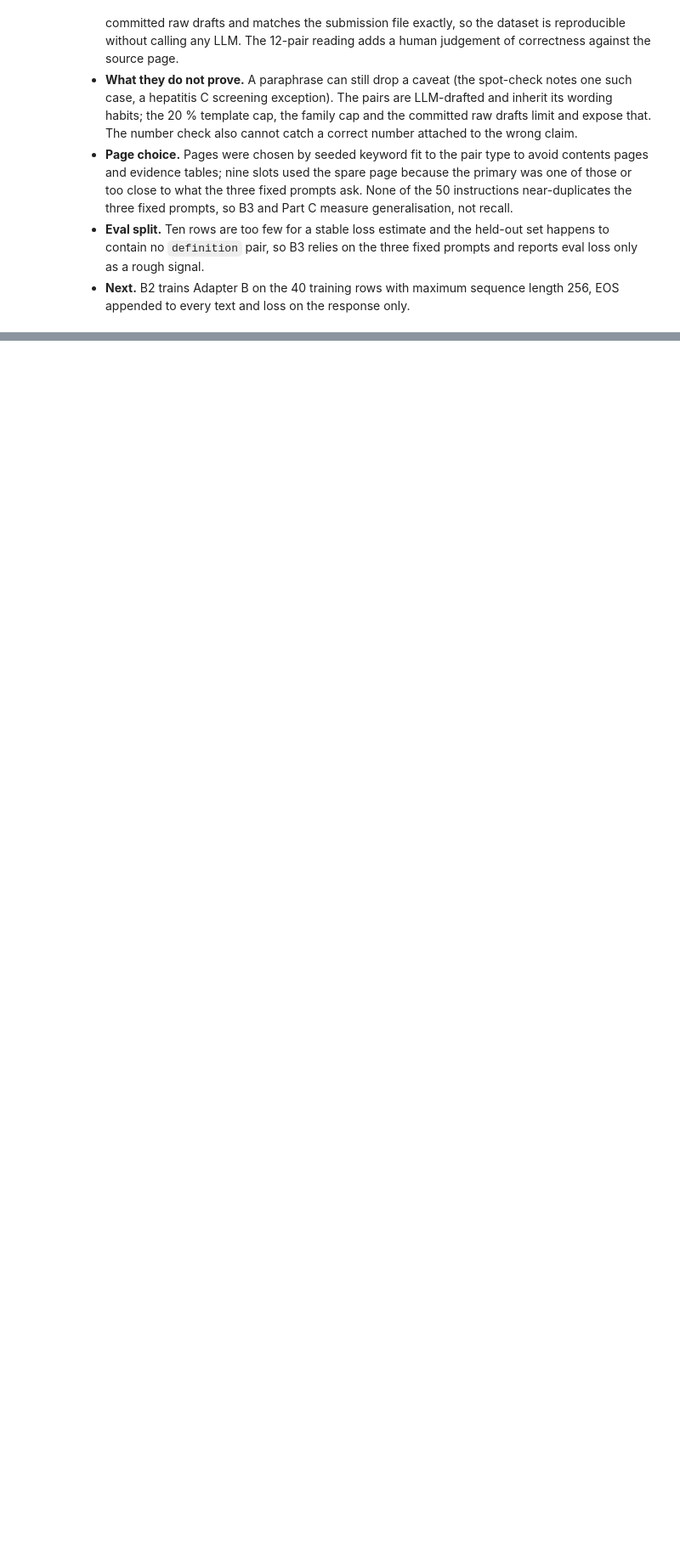
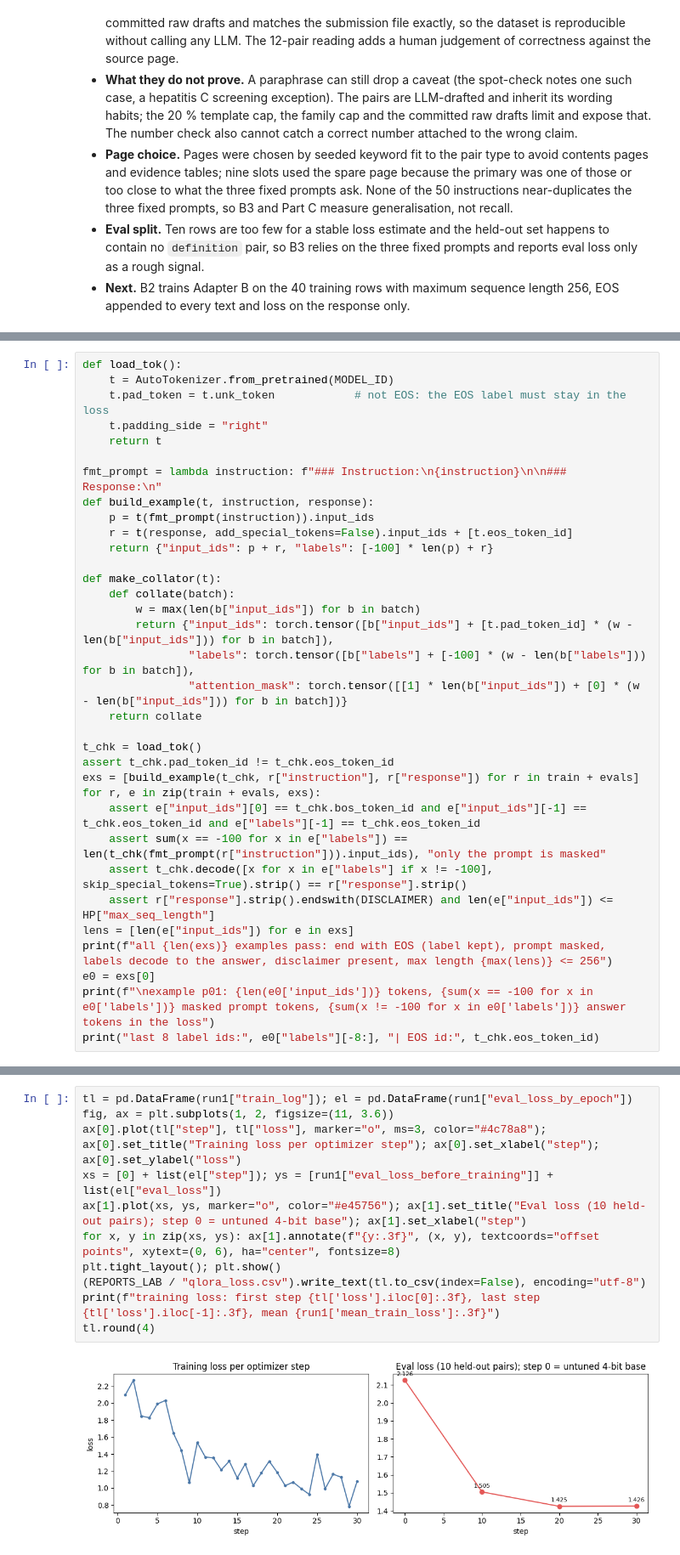
Before and after one commit to bheemreddy1729/fine-tuning-Mistral-7B, a Jupyter notebook: assignment_1b.ipynb, the cells around one changed output, grey strips where cells are left out. Shown at 85% size. Cells and saved outputs as stored; diff of their text form; blank space fills up the shorter version.

Commit message:
Part B2 in the unified notebook: Adapter B QLoRA trained on the lab A100, repeat is bit-identical, matches the earlier run
Co-Authored-By: Claude Sonnet 5.5 <noreply@anthropic.com>

```diff
--- a/assignment_1b.ipynb
+++ b/assignment_1b.ipynb
@@ -998,0 +1061,34 @@ eval ids   : ['p05', 'p10', 'p12', 'p17', 'p20', 'p24', 'p26', 'p27', 'p30', 'p4
+# %%
+def load_tok():
+    t = AutoTokenizer.from_pretrained(MODEL_ID)
+    t.pad_token = t.unk_token            # not EOS: the EOS label must stay in the loss
+    t.padding_side = "right"
+    return t
+
+fmt_prompt = lambda instruction: f"### Instruction:\n{instruction}\n\n### Response:\n"
+def build_example(t, instruction, response):
+    p = t(fmt_prompt(instruction)).input_ids
+    r = t(response, add_special_tokens=False).input_ids + [t.eos_token_id]
+    return {"input_ids": p + r, "labels": [-100] * len(p) + r}
+
+def make_collator(t):
+    def collate(batch):
+        w = max(len(b["input_ids"]) for b in batch)
+        return {"input_ids": torch.tensor([b["input_ids"] + [t.pad_token_id] * (w - len(b["input_ids"])) for b in batch]),
+                "labels": torch.tensor([b["labels"] + [-100] * (w - len(b["labels"])) for b in batch]),
+                "attention_mask": torch.tensor([[1] * len(b["input_ids"]) + [0] * (w - len(b["input_ids"])) for b in batch])}
+    return collate
+
+t_chk = load_tok()
+assert t_chk.pad_token_id != t_chk.eos_token_id
+exs = [build_example(t_chk, r["instruction"], r["response"]) for r in train + evals]
+for r, e in zip(train + evals, exs):
+    assert e["input_ids"][0] == t_chk.bos_token_id and e["input_ids"][-1] == t_chk.eos_token_id and e["labels"][-1] == t_chk.eos_token_id
+    assert sum(x == -100 for x in e["labels"]) == len(t_chk(fmt_prompt(r["instruction"])).input_ids), "only the prompt is masked"
+    assert t_chk.decode([x for x in e["labels"] if x != -100], skip_special_tokens=True).strip() == r["response"].strip()
+    assert r["response"].strip().endswith(DISCLAIMER) and len(e["input_ids"]) <= HP["max_seq_length"]
+lens = [len(e["input_ids"]) for e in exs]
+print(f"all {len(exs)} examples pass: end with EOS (label kept), prompt masked, labels decode to the answer, disclaimer present, max length {max(lens)} <= 256")
+e0 = exs[0]
+print(f"\nexample p01: {len(e0['input_ids'])} tokens, {sum(x == -100 for x in e0['labels'])} masked prompt tokens, {sum(x != -100 for x in e0['labels'])} answer tokens in the loss")
+print("last 8 label ids:", e0["labels"][-8:], "| EOS id:", t_chk.eos_token_id)
@@ -998,0 +1181,13 @@ eval ids   : ['p05', 'p10', 'p12', 'p17', 'p20', 'p24', 'p26', 'p27', 'p30', 'p4
+# %%
+tl = pd.DataFrame(run1["train_log"]); el = pd.DataFrame(run1["eval_loss_by_epoch"])
+fig, ax = plt.subplots(1, 2, figsize=(11, 3.6))
+ax[0].plot(tl["step"], tl["loss"], marker="o", ms=3, color="#4c78a8"); ax[0].set_title("Training loss per optimizer step"); ax[0].set_xlabel("step"); ax[0].set_ylabel("loss")
+xs = [0] + list(el["step"]); ys = [run1["eval_loss_before_training"]] + list(el["eval_loss"])
+ax[1].plot(xs, ys, marker="o", color="#e45756"); ax[1].set_title("Eval loss (10 held-out pairs); step 0 = untuned 4-bit base"); ax[1].set_xlabel("step")
+for x, y in zip(xs, ys): ax[1].annotate(f"{y:.3f}", (x, y), textcoords="offset points", xytext=(0, 6), ha="center", fontsize=8)
+plt.tight_layout(); plt.show()
+(REPORTS_LAB / "qlora_loss.csv").write_text(tl.to_csv(index=False), encoding="utf-8")
+print(f"training loss: first step {tl['loss'].iloc[0]:.3f}, last step {tl['loss'].iloc[-1]:.3f}, mean {run1['mean_train_loss']:.3f}")
+tl.round(4)
+# %% [output]
+[figure, added]
```
Also changed, not shown: parts of 18 cells of this notebook, 6 other files.
